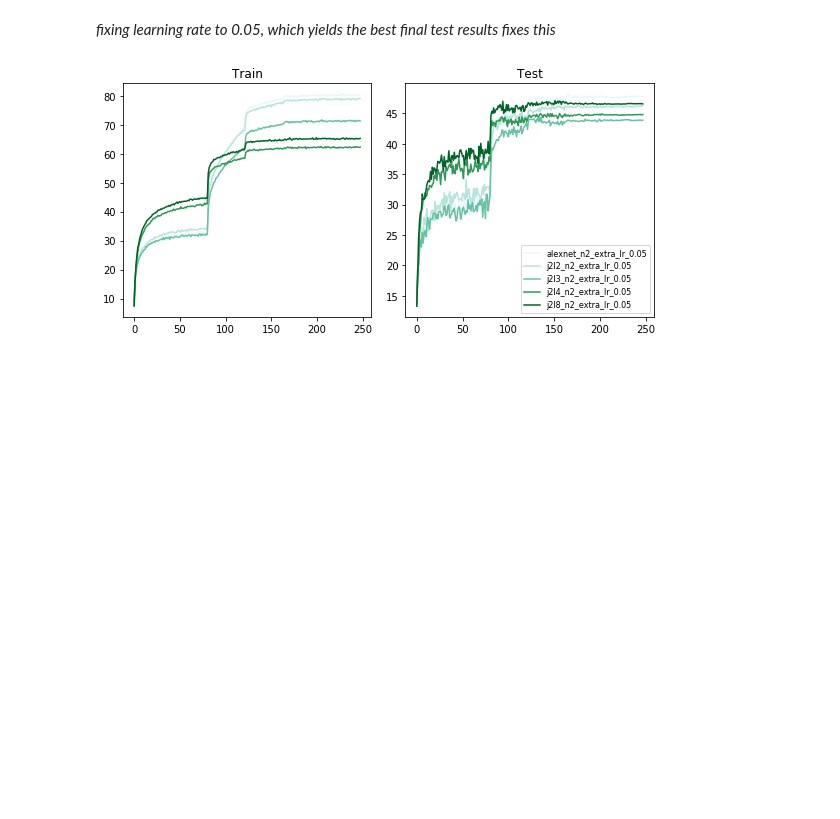
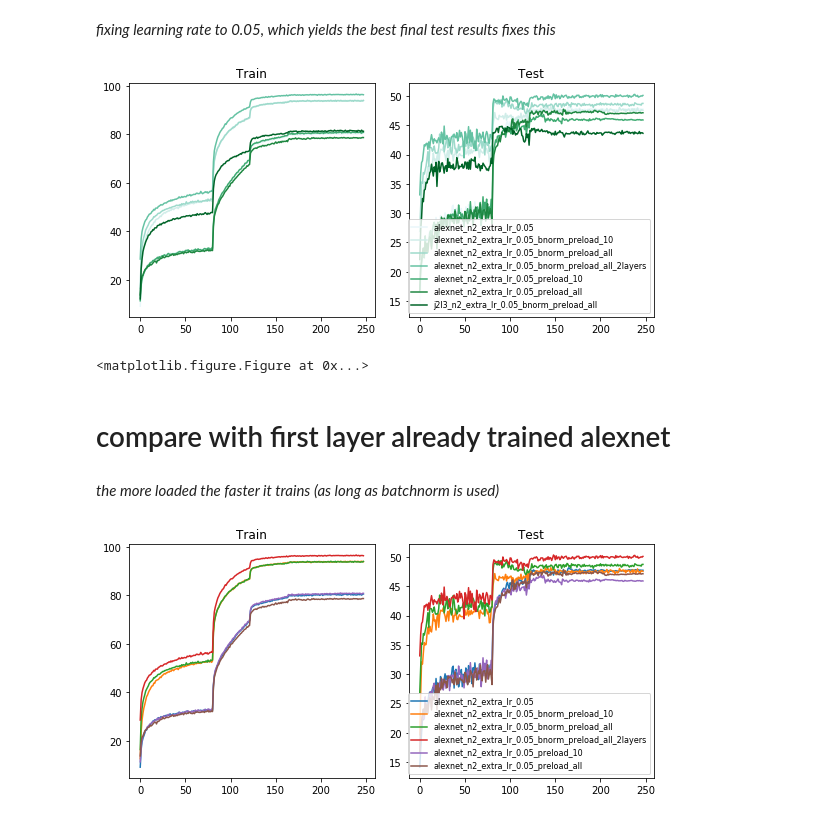
Before and after one commit to csinva/scattering-transform-experiments, a Jupyter notebook: visualize/summarize_logs.ipynb, the cells around one changed output. Cells and saved outputs as stored; diff of their text form; code cells hidden in the pictures; blank space fills up the shorter version.

```diff
--- a/visualize/summarize_logs.ipynb
+++ b/visualize/summarize_logs.ipynb
@@ -86,9 +88,19 @@ plt.show()
 *fixing learning rate to 0.05, which yields the best final test results fixes this*
 # %%
 # note, j2l8 is not comparable as it has more total filters
-plot_train_val_curves([key for key in keys if 'lr_0.05' in key], results, color='continuous')
+ll.plot_train_val_curves([key for key in keys if 'lr_0.05' in key and not 'extra_conv' in key], results, color='continuous')
 # plot_train_val_curves([key for key in keys if 'lr_0.05' in key], results, color='continuous')
 plt.savefig(oj(out_dir, 'accs_n2.pdf'), dpi=600)
 plt.show()
 # %% [output]
-[figure, old version]
+[figure, new version]
+<matplotlib.figure.Figure at 0x...>
+# %% [markdown]
+# compare with first layer already trained alexnet
+# %% [markdown]
+*the more loaded the faster it trains (as long as batchnorm is used)*
+# %%
+# for model in ['alexnet', 'j2l2', 'j2l3', 'j2l4', 'j2l8']:
+ll.plot_train_val_curves([key for key in keys if 'alexnet' in key and '0.05' in key], results)
+# %% [output]
+[figure, added]
```
Also changed, not shown: parts of 4 cells of this notebook, 38 other files.
